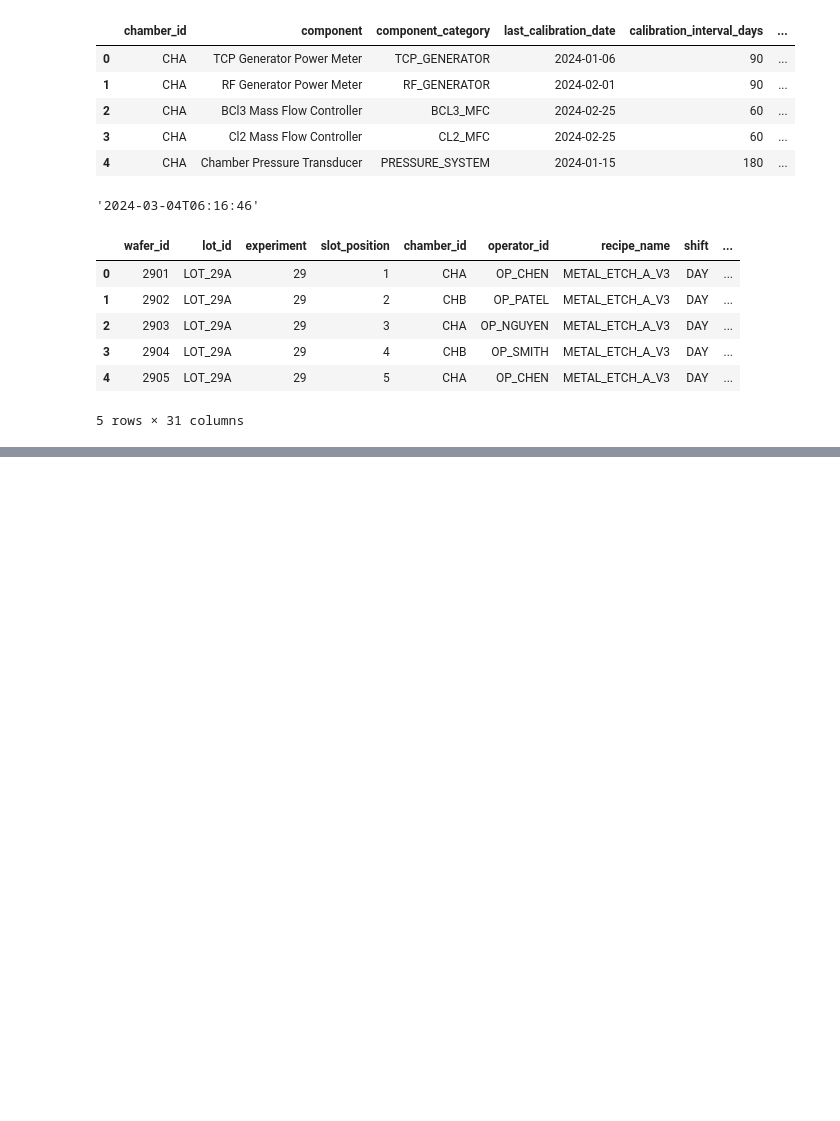
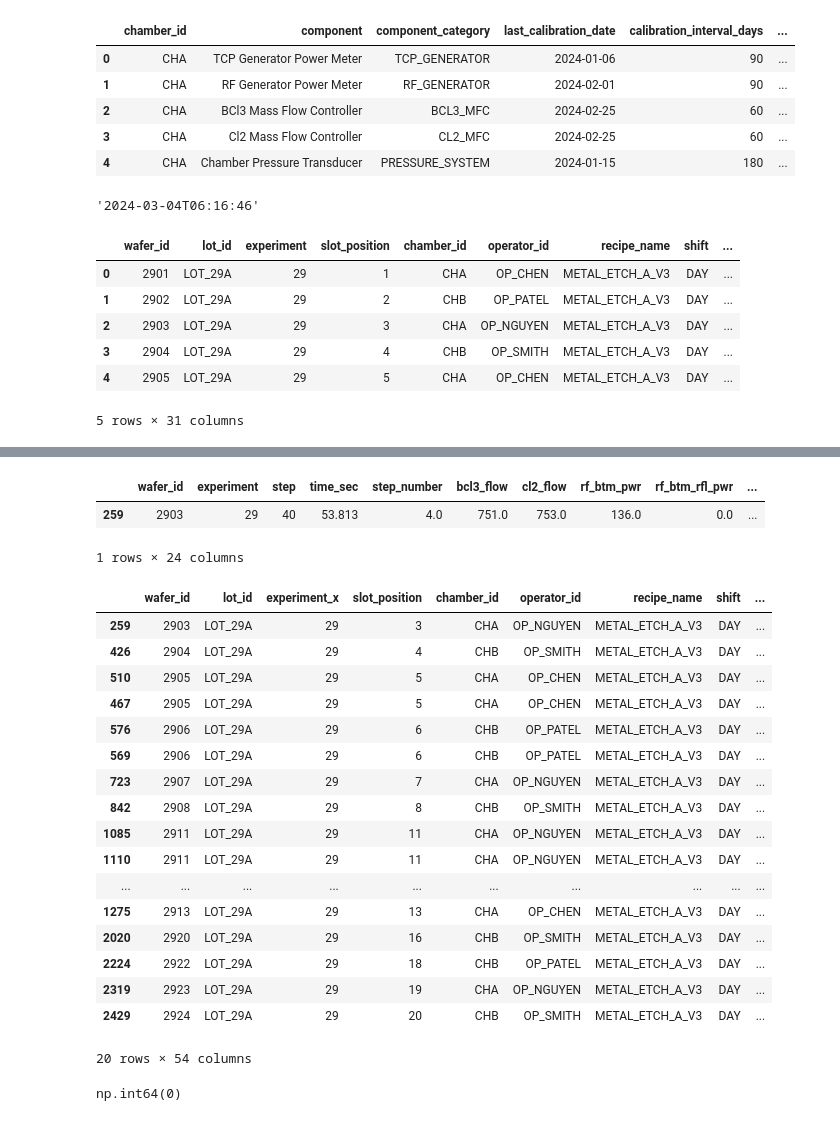
Before and after one commit to niva-scotia/manufacturing-agents, a Jupyter notebook: manual_testing.ipynb, the cells around one changed output, grey strips where cells are left out. Saved outputs shown, nothing was run; the diff lists cells and outputs as text; code cells hidden in the pictures; blank space fills up the shorter version.

```diff
--- a/manual_testing.ipynb
+++ b/manual_testing.ipynb
@@ -346,9 +346,8 @@ train_summary.head()
 | 4 | 2905 | LOT_29A | 29 | 5 | CHA | OP_CHEN | METAL_ETCH_A_V3 | DAY | ... |
 5 rows × 31 columns
 # %%
-train_machine.head()
-# order faulty wafers by time and tcp_top_pwr
-train_machine[train_machine['tcp_top_pwr'] > 360].sort_values(
-    by=['run_start', 'tcp_top_pwr'], ascending=[True, False]
-)
+train_summary.sort_values(['run_start'], ascending=True, inplace=True)
+
+
+train_summary.head()
 # %% [output]
@@ -355,0 +361,35 @@ KeyError: 'run_start'
+# %%
+train_machine[(train_machine['wafer_id'] == 2903) & (train_machine['tcp_top_pwr'] > 360)].head(50)
+# %% [output]
+|  | wafer_id | experiment | step | time_sec | step_number | bcl3_flow | cl2_flow | rf_btm_pwr | rf_btm_rfl_pwr | ... |
+| 259 | 2903 | 29 | 40 | 53.813 | 4.0 | 751.0 | 753.0 | 136.0 | 0.0 | ... |
+1 rows × 24 columns
+# %%
+merged = pd.merge(train_summary, train_machine, on='wafer_id', how='outer')
+
+merged.sort_values(['run_start'], ascending=True, inplace=True)
+
+merged[merged['tcp_top_pwr'] > 360].head(20)
+# %% [output]
+|  | wafer_id | lot_id | experiment_x | slot_position | chamber_id | operator_id | recipe_name | shift | ... |
+| 259 | 2903 | LOT_29A | 29 | 3 | CHA | OP_NGUYEN | METAL_ETCH_A_V3 | DAY | ... |
+| 426 | 2904 | LOT_29A | 29 | 4 | CHB | OP_SMITH | METAL_ETCH_A_V3 | DAY | ... |
+| 510 | 2905 | LOT_29A | 29 | 5 | CHA | OP_CHEN | METAL_ETCH_A_V3 | DAY | ... |
+| 467 | 2905 | LOT_29A | 29 | 5 | CHA | OP_CHEN | METAL_ETCH_A_V3 | DAY | ... |
+| 576 | 2906 | LOT_29A | 29 | 6 | CHB | OP_PATEL | METAL_ETCH_A_V3 | DAY | ... |
+| 569 | 2906 | LOT_29A | 29 | 6 | CHB | OP_PATEL | METAL_ETCH_A_V3 | DAY | ... |
+| 723 | 2907 | LOT_29A | 29 | 7 | CHA | OP_NGUYEN | METAL_ETCH_A_V3 | DAY | ... |
+| 842 | 2908 | LOT_29A | 29 | 8 | CHB | OP_SMITH | METAL_ETCH_A_V3 | DAY | ... |
+| 1085 | 2911 | LOT_29A | 29 | 11 | CHA | OP_NGUYEN | METAL_ETCH_A_V3 | DAY | ... |
+| 1110 | 2911 | LOT_29A | 29 | 11 | CHA | OP_NGUYEN | METAL_ETCH_A_V3 | DAY | ... |
+| ... | ... | ... | ... | ... | ... | ... | ... | ... | ... |
+| 1275 | 2913 | LOT_29A | 29 | 13 | CHA | OP_CHEN | METAL_ETCH_A_V3 | DAY | ... |
+| 2020 | 2920 | LOT_29A | 29 | 16 | CHB | OP_SMITH | METAL_ETCH_A_V3 | DAY | ... |
+| 2224 | 2922 | LOT_29A | 29 | 18 | CHB | OP_PATEL | METAL_ETCH_A_V3 | DAY | ... |
+| 2319 | 2923 | LOT_29A | 29 | 19 | CHA | OP_NGUYEN | METAL_ETCH_A_V3 | DAY | ... |
+| 2429 | 2924 | LOT_29A | 29 | 20 | CHB | OP_SMITH | METAL_ETCH_A_V3 | DAY | ... |
+20 rows × 54 columns
+# %%
+merged['wafer_id'].isna().sum()
+# %% [output]
+np.int64(0)
```
Also changed, not shown: parts of 3 cells of this notebook, 4 other files.
